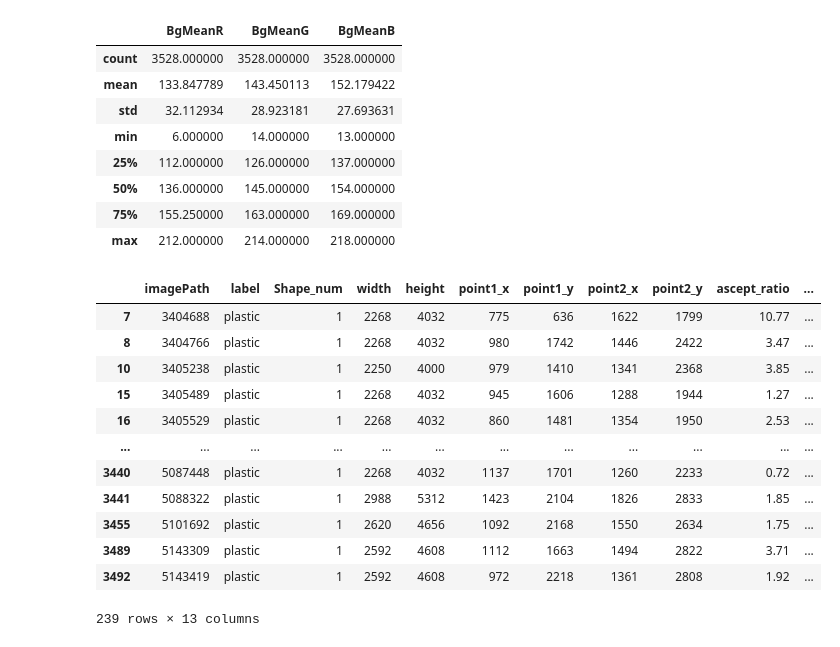
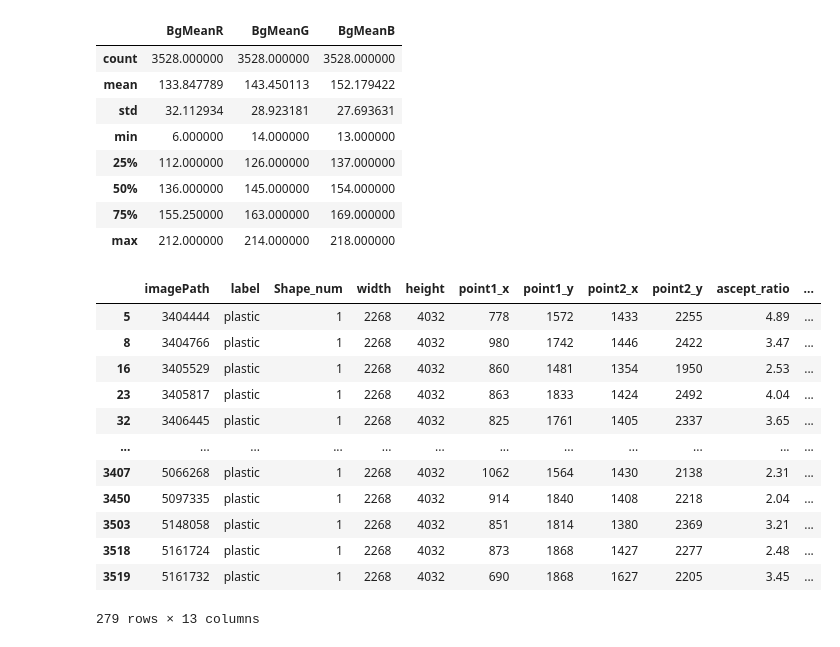
Before and after one commit to rlgus3351/ProjectDataAnalysis, a Jupyter notebook: plastic/test.ipynb, the cells around one changed output. Cells and saved outputs as stored; diff of their text form; code cells hidden in the pictures.

```diff
--- a/plastic/test.ipynb
+++ b/plastic/test.ipynb
@@ -20,22 +20,29 @@ meanR = 134
 meanG = 143
 meanB = 152
 # %%
-data[
-    (data.BgMeanB >= int(meanB*0.95)) & (data.BgMeanB <=int(meanB*1.05))
-    &(data.BgMeanG >= int(meanG*0.95)) & (data.BgMeanG <=int(meanG*1.05))
-    &(data.BgMeanR >= int(meanR*0.95)) & (data.BgMeanR <=int(meanR*1.05))
-    ]
+
+mse_15 = data[
+    (data.BgMeanB >= int(meanB*0.85)) & (data.BgMeanB <=int(meanB*1.15))
+    &(data.BgMeanG >= int(meanG*0.85)) & (data.BgMeanG <=int(meanG*1.15))
+    &(data.BgMeanR >= int(meanR*0.85)) & (data.BgMeanR <=int(meanR*1.15))
+    & (data.ascept_ratio >=1.95) & (data.ascept_ratio <=11)
+]
-# %% [output]
-|  | imagePath | label | Shape_num | width | height | point1_x | point1_y | point2_x | point2_y | ascept_ratio | ... |
-| 7 | 3404688 | plastic | 1 | 2268 | 4032 | 775 | 636 | 1622 | 1799 | 10.77 | ... |
-| 8 | 3404766 | plastic | 1 | 2268 | 4032 | 980 | 1742 | 1446 | 2422 | 3.47 | ... |
-| 10 | 3405238 | plastic | 1 | 2250 | 4000 | 979 | 1410 | 1341 | 2368 | 3.85 | ... |
-| 15 | 3405489 | plastic | 1 | 2268 | 4032 | 945 | 1606 | 1288 | 1944 | 1.27 | ... |
-| 16 | 3405529 | plastic | 1 | 2268 | 4032 | 860 | 1481 | 1354 | 1950 | 2.53 | ... |
-| ... | ... | ... | ... | ... | ... | ... | ... | ... | ... | ... | ... |
-| 3440 | 5087448 | plastic | 1 | 2268 | 4032 | 1137 | 1701 | 1260 | 2233 | 0.72 | ... |
-| 3441 | 5088322 | plastic | 1 | 2988 | 5312 | 1423 | 2104 | 1826 | 2833 | 1.85 | ... |
-| 3455 | 5101692 | plastic | 1 | 2620 | 4656 | 1092 | 2168 | 1550 | 2634 | 1.75 | ... |
-| 3489 | 5143309 | plastic | 1 | 2592 | 4608 | 1112 | 1663 | 1494 | 2822 | 3.71 | ... |
-| 3492 | 5143419 | plastic | 1 | 2592 | 4608 | 972 | 2218 | 1361 | 2808 | 1.92 | ... |
-239 rows × 13 columns
+# %%
+temp = mse_15[(mse_15.ascept_ratio <=5) & (mse_15.width == 2268)]
+
+# temp.to_csv("./mse_15(plastic).csv", index=False)
+temp
+# %% [output]
+|  | imagePath | label | Shape_num | width | height | point1_x | point1_y | point2_x | point2_y | ascept_ratio | ... |
+| 5 | 3404444 | plastic | 1 | 2268 | 4032 | 778 | 1572 | 1433 | 2255 | 4.89 | ... |
+| 8 | 3404766 | plastic | 1 | 2268 | 4032 | 980 | 1742 | 1446 | 2422 | 3.47 | ... |
+| 16 | 3405529 | plastic | 1 | 2268 | 4032 | 860 | 1481 | 1354 | 1950 | 2.53 | ... |
+| 23 | 3405817 | plastic | 1 | 2268 | 4032 | 863 | 1833 | 1424 | 2492 | 4.04 | ... |
+| 32 | 3406445 | plastic | 1 | 2268 | 4032 | 825 | 1761 | 1405 | 2337 | 3.65 | ... |
+| ... | ... | ... | ... | ... | ... | ... | ... | ... | ... | ... | ... |
+| 3407 | 5066268 | plastic | 1 | 2268 | 4032 | 1062 | 1564 | 1430 | 2138 | 2.31 | ... |
+| 3450 | 5097335 | plastic | 1 | 2268 | 4032 | 914 | 1840 | 1408 | 2218 | 2.04 | ... |
+| 3503 | 5148058 | plastic | 1 | 2268 | 4032 | 851 | 1814 | 1380 | 2369 | 3.21 | ... |
+| 3518 | 5161724 | plastic | 1 | 2268 | 4032 | 873 | 1868 | 1427 | 2277 | 2.48 | ... |
+| 3519 | 5161732 | plastic | 1 | 2268 | 4032 | 690 | 1868 | 1627 | 2205 | 3.45 | ... |
+279 rows × 13 columns
```
Also changed, not shown: 3 other files.
